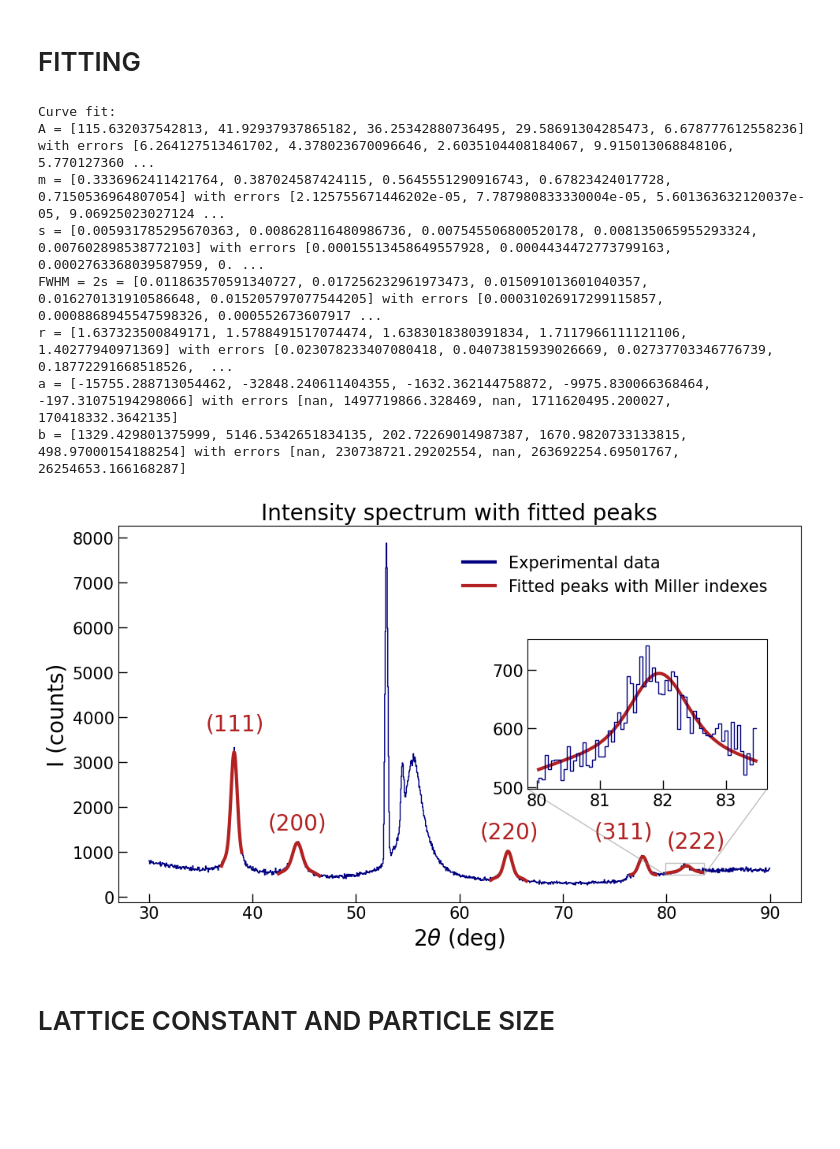
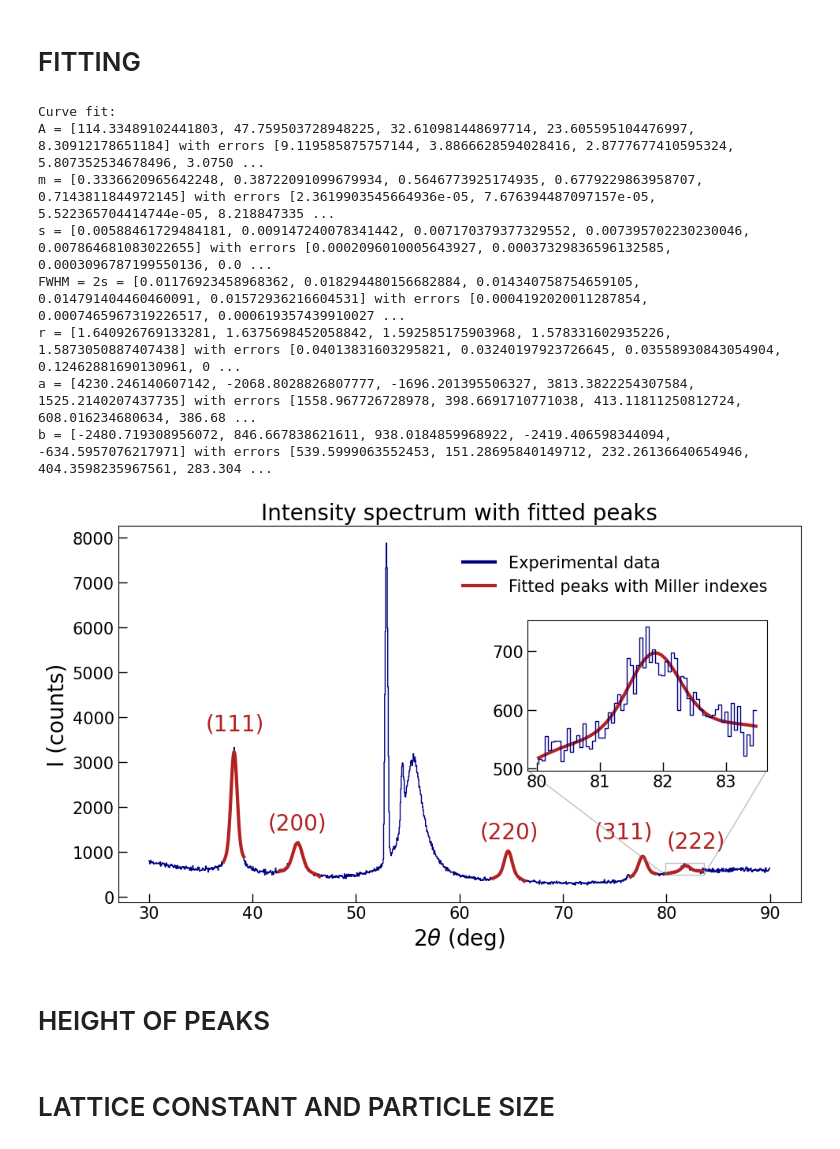
Before and after one commit to DuskrainG/Nanophysics-lab-activity, a Jupyter notebook: part2.ipynb, the cells around one changed output. Saved outputs shown, nothing was run; the diff lists cells and outputs as text; code cells hidden in the pictures; blank space fills up the shorter version.

```diff
--- a/part2.ipynb
+++ b/part2.ipynb
@@ -18,12 +18,13 @@ def multiwrite(outfile, string):
     print(string)
 
 def fit_function(theta, A, m, s, r, a, b):
-    # A: normalization, m: average, 2s: FWHM of Lorentzian, r: relative ratio, a b linear parameters, xi initial point of the fit, xf final point of the fit
+    # A: normalization, m: average, 2s: FWHM of Lorentzian, r: relative ratio, a b linear parameters
     sg = s/np.sqrt(2*np.log(2)) # sigma of gaussian
     lor = A/np.pi*s/((theta-m)**2+s**2)
     gaus = A/(sg*np.sqrt(2*np.pi))*np.exp(-(theta-m)**2/(2*sg**2))
-    line = a*l+b
+    line = a*theta+b
     return r*lor + (1-r)*gaus + line
+
 
 def d(theta):
     return l/(2*np.sin(theta))
@@ -31,11 +32,13 @@ def d(theta):
 def d_err(theta, theta_err):
     return l*np.array(theta_err)/(2*np.tan(theta)*np.sin(theta))
 
+
 def lattice_constant(d, h, k, l):
     return  d*np.sqrt(h**2+k**2+l**2)
 
 def lattice_constant_err(d_err, h, k, l):
     return  d_err*np.sqrt(h**2+k**2+l**2)
+
 
 def beta_size(beta_obs):
     return np.sqrt(beta_obs**2-beta_instr**2)
@@ -43,6 +46,7 @@ def beta_size(beta_obs):
 def beta_size_err(beta_obs, beta_obs_err):
     return beta_obs*beta_obs_err/np.sqrt(beta_obs**2-beta_instr**2)
 
+
 def Scherrer(theta, beta):
     return K*l/(beta*np.cos(theta))
 
@@ -91,13 +95,13 @@ two_theta_deg_peak5 = []
 intensity_peak5 = []
 
 for i in range(len(two_theta_deg)):
-    if (two_theta_deg[i] >= 37 and two_theta_deg[i] <= 39):
+    if (two_theta_deg[i] >= 37.2 and two_theta_deg[i] <= 39.2):
         two_theta_deg_peak1.append(two_theta_deg[i])
         intensity_peak1.append(intensity[i])
     if (two_theta_deg[i] >= 42.5 and two_theta_deg[i] <= 46.5):
         two_theta_deg_peak2.append(two_theta_deg[i])
         intensity_peak2.append(intensity[i])
-    if (two_theta_deg[i] >= 63 and two_theta_deg[i] <= 66.5):
+    if (two_theta_deg[i] >= 63.2 and two_theta_deg[i] <= 66.3):
         two_theta_deg_peak3.append(two_theta_deg[i])
         intensity_peak3.append(intensity[i])
     if (two_theta_deg[i] >= 76.5 and two_theta_deg[i] <= 79):
@@ -183,41 +187,43 @@ ax.legend(handles=legend_elements, loc=(0.495, 0.8), frameon=False, fontsize=fs/
 ax.tick_params(which='both', width=1.0, length=8, direction='in', labelsize=fs//4*3)
 
 # zoom
-inax = ax.inset_axes([0.6, 0.3, 0.35, 0.4])
+inax = ax.inset_axes([0.6, 0.35, 0.35, 0.4])
 inax.plot(theta_peak5*360/np.pi, fit_function(x_fit, *par_fit), lw=3, color='firebrick')
 inax.step(theta_peak5*360/np.pi, intensity_peak5, lw=1, color='navy')
 ax.indicate_inset_zoom(inax)
 
 # handling ticks
 inax.tick_params(which='both', width=1.0, length=8, direction='in', labelsize=fs//4*3)
 
 # assign miller indexes
 ax.text(35.5, 3700, '(111)', fontdict=None, fontsize = fs, color ="firebrick")
 ax.text(41.5, 1500, '(200)', fontdict=None, fontsize = fs, color ="firebrick")
 ax.text(62, 1300, '(220)', fontdict=None, fontsize = fs, color ="firebrick")
 ax.text(73, 1300, '(311)', fontdict=None, fontsize = fs, color ="firebrick")
 ax.text(80, 1100, '(222)', fontdict=None, fontsize = fs, color ="firebrick")
 
 # manage layout and save
 fig.tight_layout()
 
 with open("outputfile2.txt", "w") as outfile:
     multiwrite(outfile, "Curve fit:")
     multiwrite(outfile, "A = " + str(A_fit) + " with errors " + str(A_err))
     multiwrite(outfile, "m = " + str(m_fit) + " with errors " + str(m_err))
     multiwrite(outfile, "s = " + str(s_fit) + " with errors " + str(s_err))
     multiwrite(outfile, "FWHM = 2s = " + str(FWHM) + " with errors " + str(FWHM_err))
     multiwrite(outfile, "r = " + str(r_fit) + " with errors " + str(r_err))
     multiwrite(outfile, "a = " + str(a_fit) + " with errors " + str(a_err))
     multiwrite(outfile, "b = " + str(b_fit) + " with errors " + str(b_err))
     multiwrite(outfile, "")
 # %% [output]
 Curve fit:
-A = [115.632037542813, 41.92937937865182, 36.25342880736495, 29.58691304285473, 6.678777612558236] with errors [6.264127513461702, 4.378023670096646, 2.6035104408184067, 9.915013068848106, 5.770127360 ...
-m = [0.3336962411421764, 0.387024587424115, 0.5645551290916743, 0.67823424017728, 0.7150536964807054] with errors [2.125755671446202e-05, 7.787980833330004e-05, 5.601363632120037e-05, 9.06925023027124 ...
-s = [0.005931785295670363, 0.008628116480986736, 0.007545506800520178, 0.008135065955293324, 0.007602898538772103] with errors [0.00015513458649557928, 0.0004434472773799163, 0.0002763368039587959, 0. ...
-FWHM = 2s = [0.011863570591340727, 0.017256232961973473, 0.015091013601040357, 0.016270131910586648, 0.015205797077544205] with errors [0.00031026917299115857, 0.0008868945547598326, 0.000552673607917 ...
-r = [1.637323500849171, 1.5788491517074474, 1.6383018380391834, 1.7117966111121106, 1.40277940971369] with errors [0.023078233407080418, 0.04073815939026669, 0.02737703346776739, 0.18772291668518526,  ...
-a = [-15755.288713054462, -32848.240611404355, -1632.362144758872, -9975.830066368464, -197.31075194298066] with errors [nan, 1497719866.328469, nan, 1711620495.200027, 170418332.3642135]
-b = [1329.429801375999, 5146.5342651834135, 202.72269014987387, 1670.9820733133815, 498.97000154188254] with errors [nan, 230738721.29202554, nan, 263692254.69501767, 26254653.166168287]
+A = [114.33489102441803, 47.759503728948225, 32.610981448697714, 23.605595104476997, 8.30912178651184] with errors [9.119585875757144, 3.8866628594028416, 2.8777677410595324, 5.807352534678496, 3.0750 ...
+m = [0.3336620965642248, 0.38722091099679934, 0.5646773925174935, 0.6779229863958707, 0.7143811844972145] with errors [2.3619903545664936e-05, 7.676394487097157e-05, 5.522365704414744e-05, 8.218847335 ...
+s = [0.00588461729484181, 0.009147240078341442, 0.007170379377329552, 0.007395702230230046, 0.007864681083022655] with errors [0.0002096010005643927, 0.00037329836596132585, 0.0003096787199550136, 0.0 ...
+FWHM = 2s = [0.01176923458968362, 0.018294480156682884, 0.014340758754659105, 0.014791404460460091, 0.01572936216604531] with errors [0.0004192020011287854, 0.0007465967319226517, 0.000619357439910027 ...
+r = [1.640926769133281, 1.6375698452058842, 1.592585175903968, 1.578331602935226, 1.5873050887407438] with errors [0.04013831603295821, 0.03240197923726645, 0.03558930843054904, 0.12462881690130961, 0 ...
+a = [4230.246140607142, -2068.8028826807777, -1696.201395506327, 3813.3822254307584, 1525.2140207437735] with errors [1558.967726728978, 398.6691710771038, 413.11811250812724, 608.016234680634, 386.68 ...
+b = [-2480.719308956072, 846.667838621611, 938.0184859968922, -2419.406598344094, -634.5957076217971] with errors [539.5999063552453, 151.28695840149712, 232.26136640654946, 404.3598235967561, 283.304 ...
-[figure, old version]
+[figure, new version]
+# %% [markdown]
+# HEIGHT OF PEAKS
```
Also changed, not shown: parts of 2 cells of this notebook, 1 other file.
